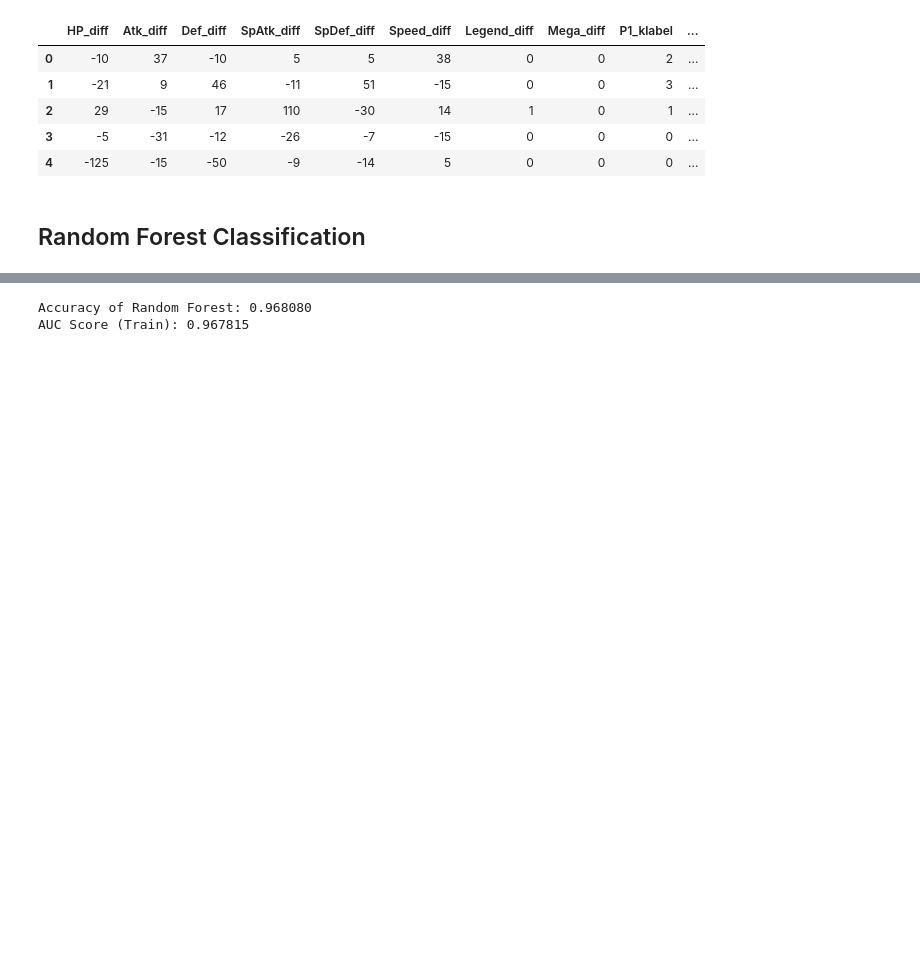
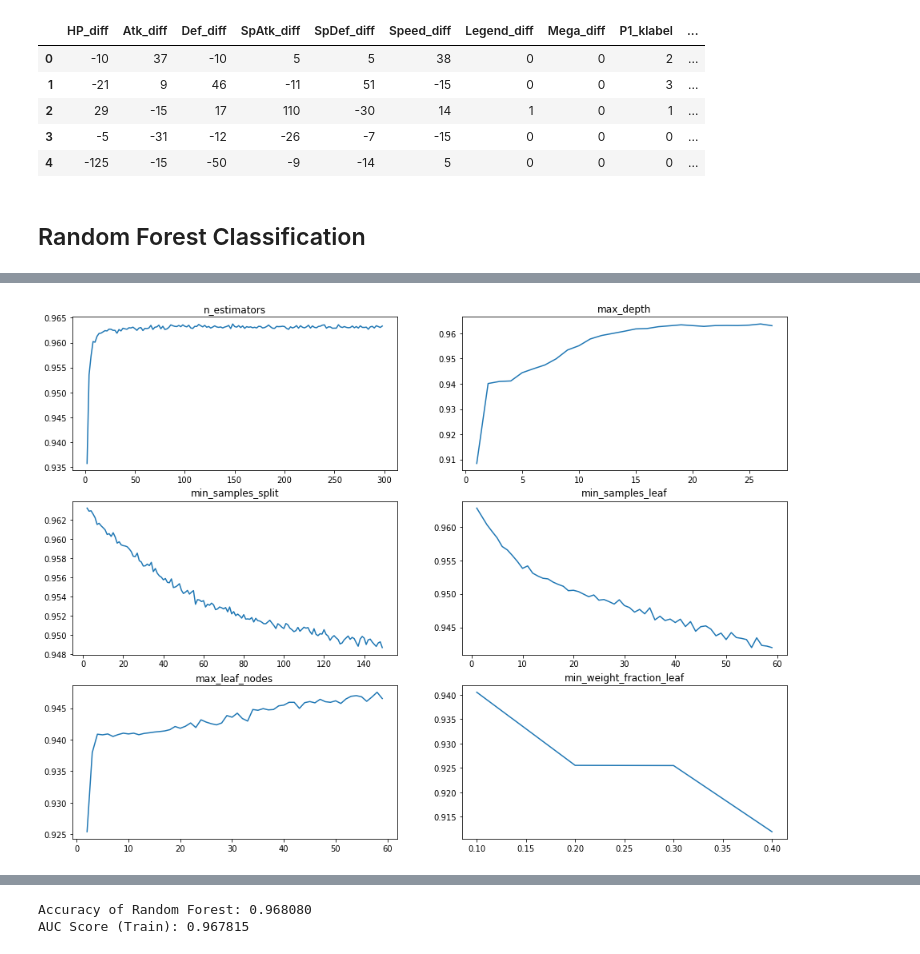
Before and after one commit to gillian850413/COMP4912, a Jupyter notebook: Notebook/Pokemon_Analysis.ipynb, the cells around one changed output, grey strips where cells are left out. Drawn from its saved outputs; the diff is of its cells as text; code cells hidden in the pictures; blank space fills up the shorter version.

```diff
--- a/Notebook/Pokemon_Analysis.ipynb
+++ b/Notebook/Pokemon_Analysis.ipynb
@@ -1620,0 +1641,36 @@ Test the accuracy of the random forest classification after adjusting the parame
+# %%
+# function takes a RF parameter and a ranger and produces a plot and dataframe of CV scores for parameter values
+def evaluate_param(parameter, num_range, index):
+    grid_search = GridSearchCV(clf, param_grid = {parameter: num_range})
+    grid_search.fit(X_combats_r2[features], y_combats_r2)
+
+    df = {}
+    for i, score in enumerate(grid_search.grid_scores_):
+        df[score[0][parameter]] = score[1]
+
+
+    df = pd.DataFrame.from_dict(df, orient='index')
+    df.reset_index(level=0, inplace=True)
+    df = df.sort_values(by='index')
+
+    plt.subplot(3,2,index)
+    plot = plt.plot(df['index'], df[0])
+    plt.title(parameter)
+    return plot, df
+# %%
+# parameters and ranges to plot
+param_grid = {"n_estimators": np.arange(2, 300, 2),
+              "max_depth": np.arange(1, 28, 1),
+              "min_samples_split": np.arange(2,150,1),
+              "min_samples_leaf": np.arange(1,60,1),
+              "max_leaf_nodes": np.arange(2,60,1),
+              "min_weight_fraction_leaf": np.arange(0.1,0.4, 0.1)}
+# %%
+features = X_combats_r2.columns
+index = 1
+plt.figure(figsize=(16,12))
+for parameter, param_range in dict.items(param_grid):
+    evaluate_param(parameter, param_range, index)
+    index += 1
+# %% [output]
+[figure, added]
```
Also changed, not shown: parts of 50 cells of this notebook.
